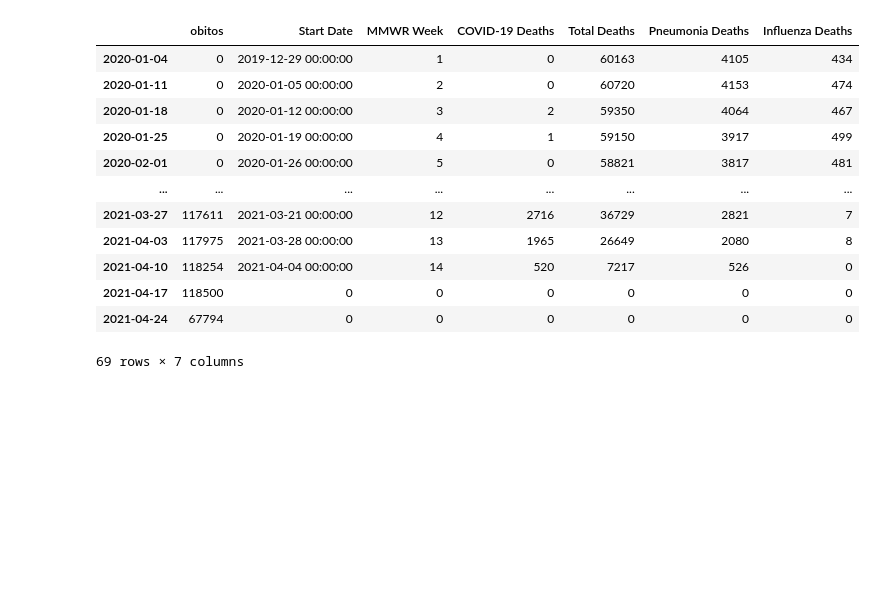
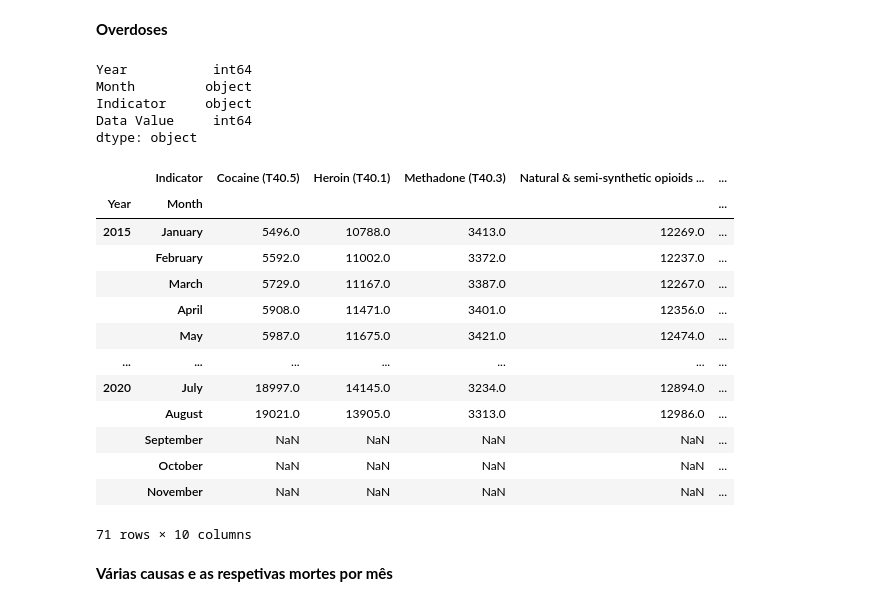
Before and after one commit to luisabreu102030/AA2_Trabalho, a Jupyter notebook: Monthly_Model/datasets.ipynb, the cells around one changed output. Drawn from its saved outputs; the diff is of its cells as text; code cells hidden in the pictures; blank space fills up the shorter version.

Commit message:
Dataset de covid em portugal done

```diff
--- a/Monthly_Model/datasets.ipynb
+++ b/Monthly_Model/datasets.ipynb
@@ -222,16 +4,5 @@ final_data = final_data.astype({'MMWR Week': 'int64', 'COVID-19 Deaths': 'int64'
-# %%
-final_data
-# %% [output]
-|  | obitos | Start Date | MMWR Week | COVID-19 Deaths | Total Deaths | Pneumonia Deaths | Influenza Deaths |
-| 2020-01-04 | 0 | 2019-12-29 00:00:00 | 1 | 0 | 60163 | 4105 | 434 |
-| 2020-01-11 | 0 | 2020-01-05 00:00:00 | 2 | 0 | 60720 | 4153 | 474 |
-| 2020-01-18 | 0 | 2020-01-12 00:00:00 | 3 | 2 | 59350 | 4064 | 467 |
-| 2020-01-25 | 0 | 2020-01-19 00:00:00 | 4 | 1 | 59150 | 3917 | 499 |
-| 2020-02-01 | 0 | 2020-01-26 00:00:00 | 5 | 0 | 58821 | 3817 | 481 |
-| ... | ... | ... | ... | ... | ... | ... | ... |
-| 2021-03-27 | 117611 | 2021-03-21 00:00:00 | 12 | 2716 | 36729 | 2821 | 7 |
-| 2021-04-03 | 117975 | 2021-03-28 00:00:00 | 13 | 1965 | 26649 | 2080 | 8 |
-| 2021-04-10 | 118254 | 2021-04-04 00:00:00 | 14 | 520 | 7217 | 526 | 0 |
-| 2021-04-17 | 118500 | 0 | 0 | 0 | 0 | 0 | 0 |
-| 2021-04-24 | 67794 | 0 | 0 | 0 | 0 | 0 | 0 |
-69 rows × 7 columns
+# %% [markdown]
+**Overdoses**
+# %%
+overdoses = pd.read_csv("./datasets_monthly/VSRR_Provisional_Drug_Overdose_Death_Counts.csv", sep = ",")
+#overdoses
@@ -237,0 +12,39 @@ final_data
+# %%
+overdoses1 = overdoses1.drop(columns=["State", "Period", "Percent Complete", "Percent Pending Investigation", "State Name", "Footnote", "Footnote Symbol", "Predicted Value"])
+
+overdoses1 = overdoses1.astype({'Data Value': 'int64'})
+
+overdoses1.dtypes
+# %% [output]
+Year           int64
+Month         object
+Indicator     object
+Data Value     int64
+dtype: object
+# %%
+overdoses2 = overdoses1
+
+overdoses2 = overdoses2.pivot(index = ['Year', 'Month'], columns ='Indicator', values = 'Data Value')
+
+meses = ['January', 'February', 'March', 'April', 'May', 'June', 'July', 'August', 'September', 'October', 'November', 'December']
+overdoses2 = overdoses2.reindex(pd.MultiIndex.from_product([overdoses2.index.levels[0], meses], names=['Year', 'Month']))
+
+overdoses2.head(-1)
+#overdoses2.to_csv('./overdoses.csv', index = True)
+# %% [output]
+|  | Indicator | Cocaine (T40.5) | Heroin (T40.1) | Methadone (T40.3) | Natural & semi-synthetic opioids ... | ... |
+| Year | Month |  |  |  |  | ... |
+| 2015 | January | 5496.0 | 10788.0 | 3413.0 | 12269.0 | ... |
+|  | February | 5592.0 | 11002.0 | 3372.0 | 12237.0 | ... |
+|  | March | 5729.0 | 11167.0 | 3387.0 | 12267.0 | ... |
+|  | April | 5908.0 | 11471.0 | 3401.0 | 12356.0 | ... |
+|  | May | 5987.0 | 11675.0 | 3421.0 | 12474.0 | ... |
+| ... | ... | ... | ... | ... | ... | ... |
+| 2020 | July | 18997.0 | 14145.0 | 3234.0 | 12894.0 | ... |
+|  | August | 19021.0 | 13905.0 | 3313.0 | 12986.0 | ... |
+|  | September | NaN | NaN | NaN | NaN | ... |
+|  | October | NaN | NaN | NaN | NaN | ... |
+|  | November | NaN | NaN | NaN | NaN | ... |
+71 rows × 10 columns
+# %% [markdown]
+**Várias causas e as respetivas mortes por mês**
```
Also changed, not shown: parts of 39 cells of this notebook, 13 other files.
